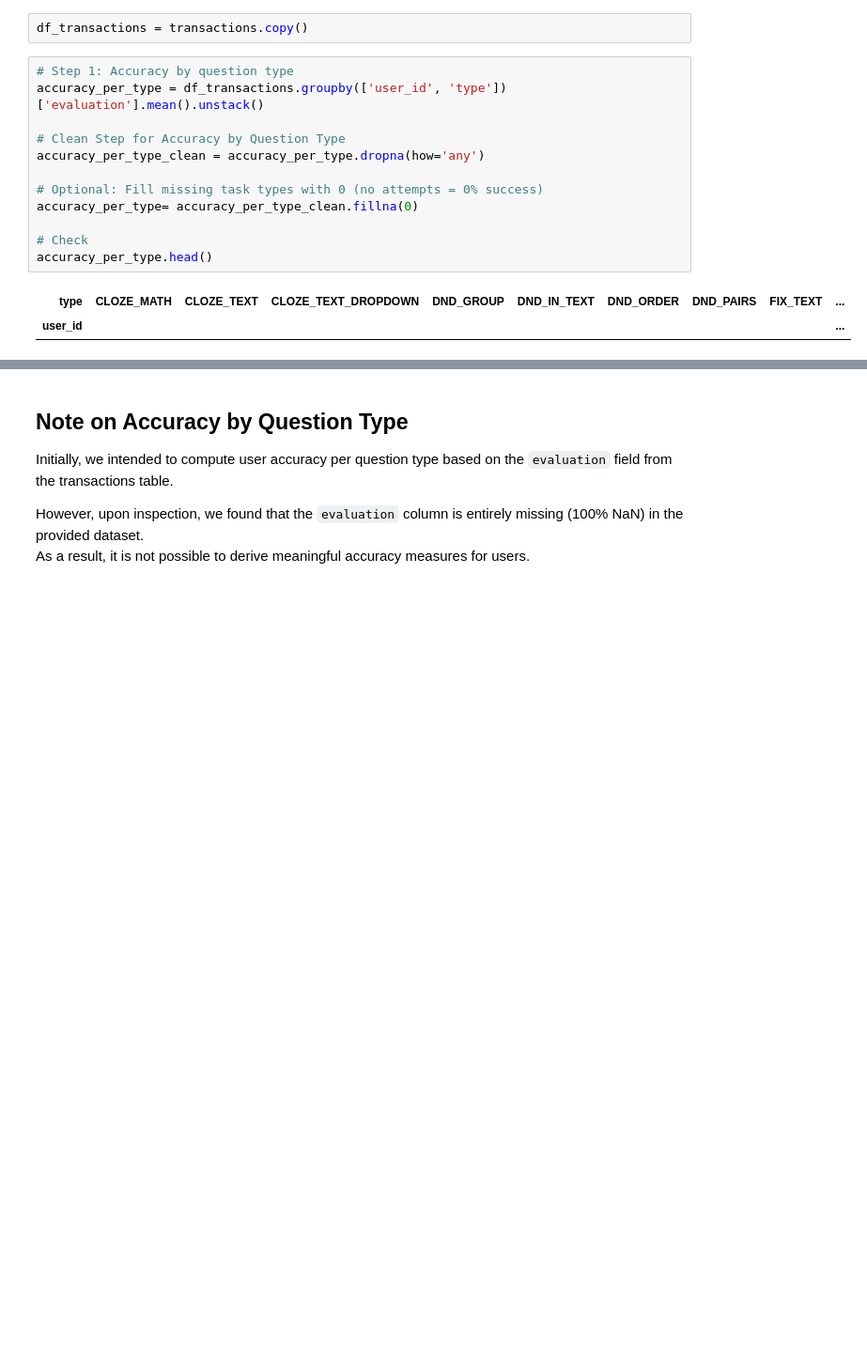
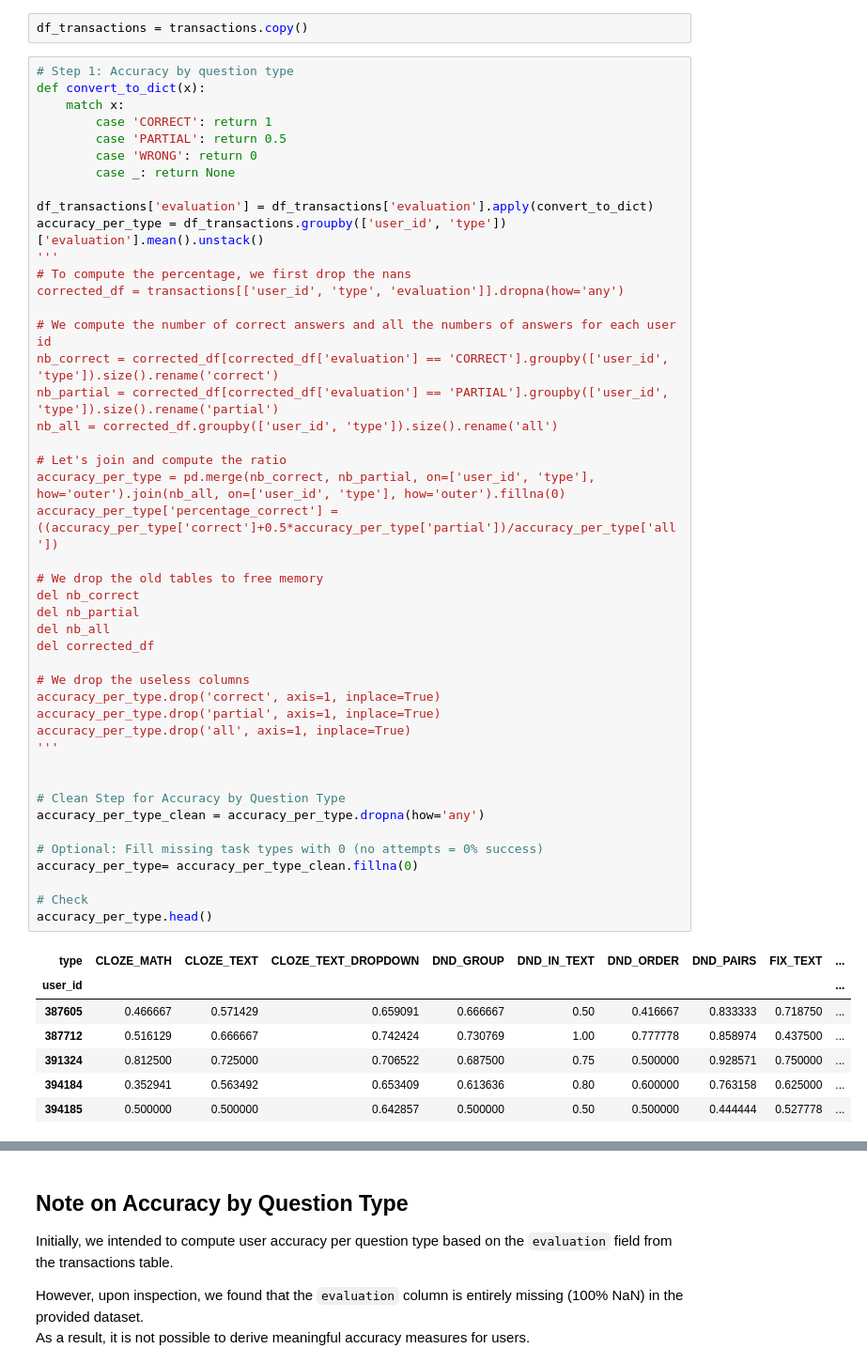
Before and after one commit to linou12/DataWhisperers, a Jupyter notebook: m4_DataWhisperers.ipynb, the cells around one changed output, grey strips where cells are left out. Shown at 94% size. Drawn from its saved outputs; the diff is of its cells as text; blank space fills up the shorter version.

```diff
--- a/m4_DataWhisperers.ipynb
+++ b/m4_DataWhisperers.ipynb
@@ -238,19 +252,57 @@ Index(['user_id', 'total_sessions', 'total_num_events',
 df_transactions = transactions.copy()
 # %%
 # Step 1: Accuracy by question type
+def convert_to_dict(x):
+    match x:
+        case 'CORRECT': return 1
+        case 'PARTIAL': return 0.5
+        case 'WRONG': return 0
+        case _: return None
+
+df_transactions['evaluation'] = df_transactions['evaluation'].apply(convert_to_dict)
 accuracy_per_type = df_transactions.groupby(['user_id', 'type'])['evaluation'].mean().unstack()
+'''
+# To compute the percentage, we first drop the nans
+corrected_df = transactions[['user_id', 'type', 'evaluation']].dropna(how='any')
+
+# We compute the number of correct answers and all the numbers of answers for each user id
+nb_correct = corrected_df[corrected_df['evaluation'] == 'CORRECT'].groupby(['user_id', 'type']).size().rename('correct')
+nb_partial = corrected_df[corrected_df['evaluation'] == 'PARTIAL'].groupby(['user_id', 'type']).size().rename('partial')
+nb_all = corrected_df.groupby(['user_id', 'type']).size().rename('all')
+
+# Let's join and compute the ratio
+accuracy_per_type = pd.merge(nb_correct, nb_partial, on=['user_id', 'type'], how='outer').join(nb_all, on=['user_id', 'type'], how='outer').fillna(0)
+accuracy_per_type['percentage_correct'] = ((accuracy_per_type['correct']+0.5*accuracy_per_type['partial'])/accuracy_per_type['all'])
+
+# We drop the old tables to free memory
+del nb_correct
+del nb_partial
+del nb_all
+del corrected_df
+
+# We drop the useless columns
+accuracy_per_type.drop('correct', axis=1, inplace=True)
+accuracy_per_type.drop('partial', axis=1, inplace=True)
+accuracy_per_type.drop('all', axis=1, inplace=True)
+'''
+
 
 # Clean Step for Accuracy by Question Type
 accuracy_per_type_clean = accuracy_per_type.dropna(how='any')
 
 # Optional: Fill missing task types with 0 (no attempts = 0% success)
 accuracy_per_type= accuracy_per_type_clean.fillna(0)
 
 # Check
 accuracy_per_type.head()
 # %% [output]
 | type | CLOZE_MATH | CLOZE_TEXT | CLOZE_TEXT_DROPDOWN | DND_GROUP | DND_IN_TEXT | DND_ORDER | DND_PAIRS | FIX_TEXT | ... |
 | user_id |  |  |  |  |  |  |  |  | ... |
+| 387605 | 0.466667 | 0.571429 | 0.659091 | 0.666667 | 0.50 | 0.416667 | 0.833333 | 0.718750 | ... |
+| 387712 | 0.516129 | 0.666667 | 0.742424 | 0.730769 | 1.00 | 0.777778 | 0.858974 | 0.437500 | ... |
+| 391324 | 0.812500 | 0.725000 | 0.706522 | 0.687500 | 0.75 | 0.500000 | 0.928571 | 0.750000 | ... |
+| 394184 | 0.352941 | 0.563492 | 0.653409 | 0.613636 | 0.80 | 0.600000 | 0.763158 | 0.625000 | ... |
+| 394185 | 0.500000 | 0.500000 | 0.642857 | 0.500000 | 0.50 | 0.500000 | 0.444444 | 0.527778 | ... |
 # %%
 # 1. Check if evaluation exists
 print('evaluation' in df_transactions.columns)
```
Also changed, not shown: parts of 31 cells of this notebook.
